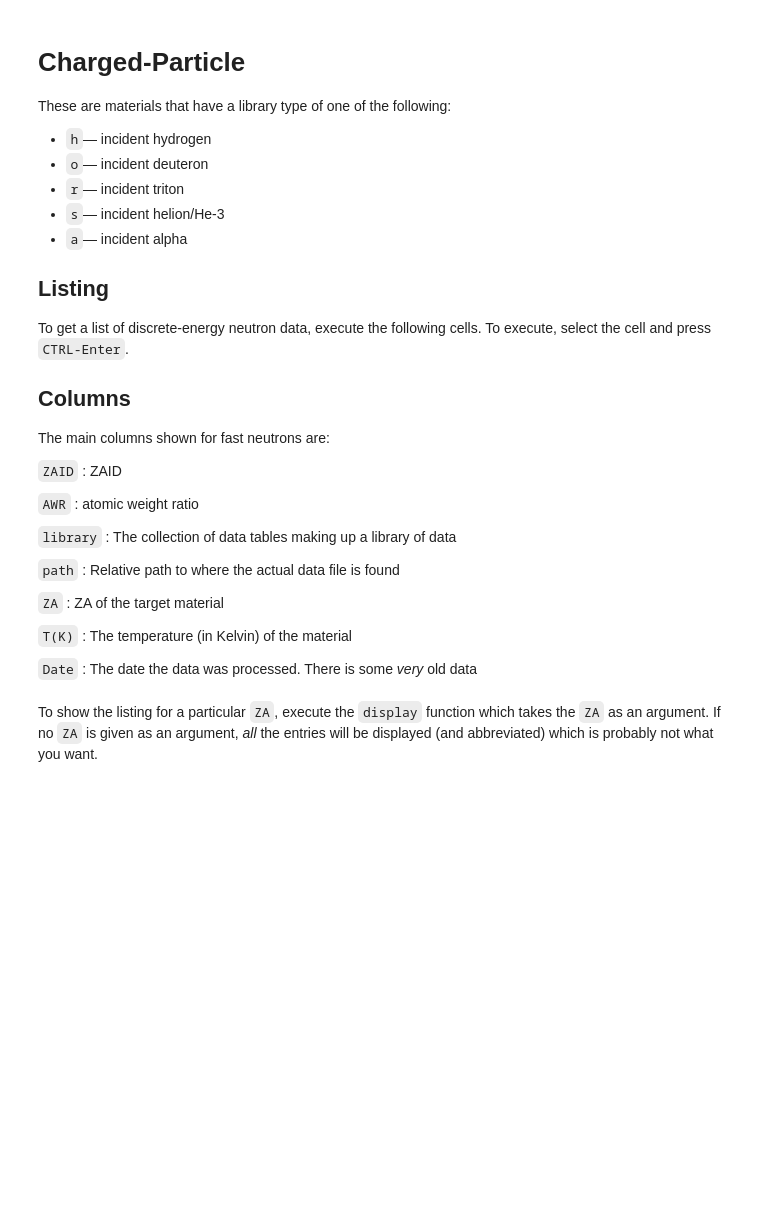
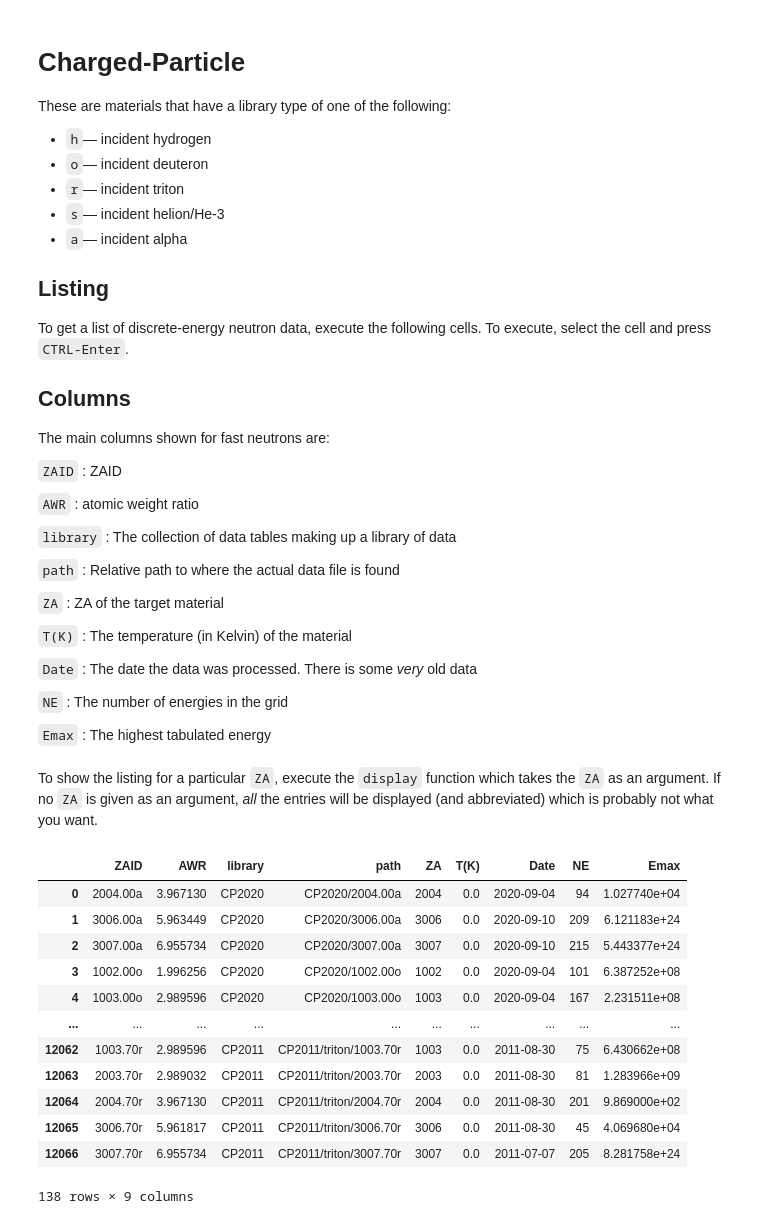
Before and after one commit to NuclearData/DataListing, a Jupyter notebook: ChargedParticle.ipynb, the cells around one changed output. Cells and saved outputs as stored; diff of their text form; code cells hidden in the pictures; blank space fills up the shorter version.

Commit message:
Adding maximum energy to charged particles.

```diff
--- a/ChargedParticle.ipynb
+++ b/ChargedParticle.ipynb
@@ -33,6 +33,12 @@ The main columns shown for fast neutrons are:
 
 `Date`
 : The date the data was processed. There is some *very* old data
+
+`NE`
+: The number of energies in the grid
+
+`Emax`
+: The highest tabulated energy
 # %%
 import listing
 XSDIR = listing.loadXSDIR()
@@ -41,5 +47,19 @@ display = listing.DisplayData(XSDIR, lib_type)
 # %% [markdown]
 To show the listing for a particular `ZA`, execute the `display` function which takes the `ZA` as an argument. If no `ZA` is given as an argument, *all* the entries will be displayed (and abbreviated) which is probably not what you want.
 # %%
-ZA = 1001
-display(ZA)
+ZA = 2004
+display()
+# %% [output]
+|  | ZAID | AWR | library | path | ZA | T(K) | Date | NE | Emax |
+| 0 | 2004.00a | 3.967130 | CP2020 | CP2020/2004.00a | 2004 | 0.0 | 2020-09-04 | 94 | 1.027740e+04 |
+| 1 | 3006.00a | 5.963449 | CP2020 | CP2020/3006.00a | 3006 | 0.0 | 2020-09-10 | 209 | 6.121183e+24 |
+| 2 | 3007.00a | 6.955734 | CP2020 | CP2020/3007.00a | 3007 | 0.0 | 2020-09-10 | 215 | 5.443377e+24 |
+| 3 | 1002.00o | 1.996256 | CP2020 | CP2020/1002.00o | 1002 | 0.0 | 2020-09-04 | 101 | 6.387252e+08 |
+| 4 | 1003.00o | 2.989596 | CP2020 | CP2020/1003.00o | 1003 | 0.0 | 2020-09-04 | 167 | 2.231511e+08 |
+| ... | ... | ... | ... | ... | ... | ... | ... | ... | ... |
+| 12062 | 1003.70r | 2.989596 | CP2011 | CP2011/triton/1003.70r | 1003 | 0.0 | 2011-08-30 | 75 | 6.430662e+08 |
+| 12063 | 2003.70r | 2.989032 | CP2011 | CP2011/triton/2003.70r | 2003 | 0.0 | 2011-08-30 | 81 | 1.283966e+09 |
+| 12064 | 2004.70r | 3.967130 | CP2011 | CP2011/triton/2004.70r | 2004 | 0.0 | 2011-08-30 | 201 | 9.869000e+02 |
+| 12065 | 3006.70r | 5.961817 | CP2011 | CP2011/triton/3006.70r | 3006 | 0.0 | 2011-08-30 | 45 | 4.069680e+04 |
+| 12066 | 3007.70r | 6.955734 | CP2011 | CP2011/triton/3007.70r | 3007 | 0.0 | 2011-07-07 | 205 | 8.281758e+24 |
+138 rows × 9 columns
```
Also changed, not shown: 5 other files.
